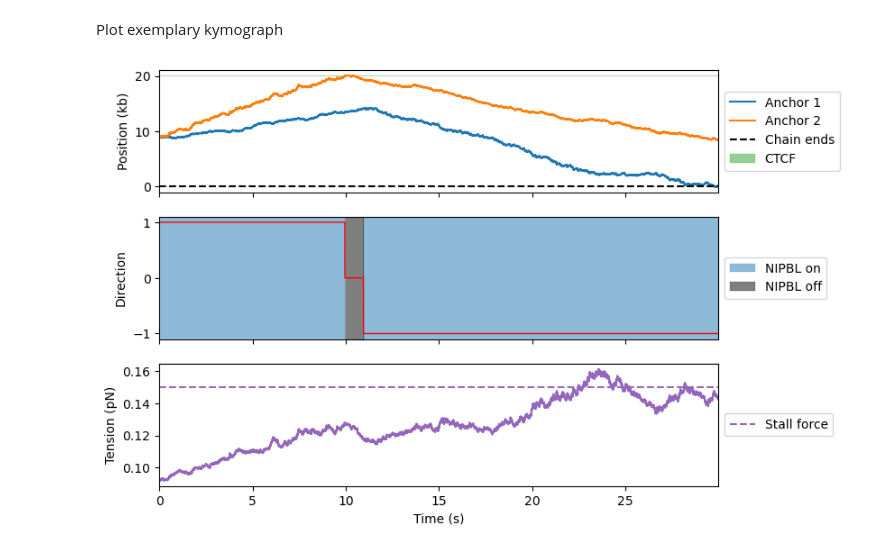
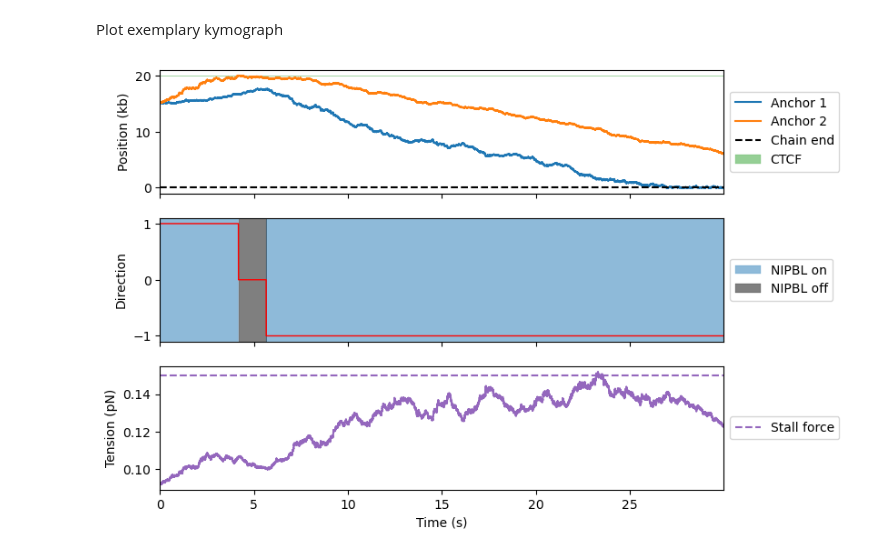
Before and after one commit to Fudenberg-Research-Group/discrete-time-extrusion, a Jupyter notebook: examples/jdm_simulations.ipynb, the cells around one changed output. Cells and saved outputs as stored; diff of their text form; code cells hidden in the pictures.

```diff
--- a/examples/jdm_simulations.ipynb
+++ b/examples/jdm_simulations.ipynb
@@ -161,7 +161,7 @@ def plot_positions(cohesin_id, ax1, times, trajectory_kb):
     show_ends = (y1 < 0) | (y2 > chain_length * site_size_bp / 1000.)
     show_CTCF = ((y1 < y12) & (y2 > y11)) | ((y1 < y21) & (y2 > y22))
 
-    ax1.axhline(0, color='k', ls='--', lw=1.5, label=r'Chain ends' if show_ends else None)
+    ax1.axhline(0, color='k', ls='--', lw=1.5, label=r'Chain end' if show_ends else None)
     ax1.axhline(chain_length * site_size_bp / 1000., color='k', ls='--', lw=1.5)
 
     ax1.fill_between(times, y11, y12, color='C2', alpha=0.5, lw=0.25, label=r'CTCF' if show_CTCF else None)
@@ -198,14 +198,14 @@ def plot_tensions(cohesin_id, ax3, times, tensions):
 # %% [markdown]
 Plot exemplary kymograph
 # %%
-cohesin_id = 13
+cohesin_id = 4
 
 fig, (ax1, ax2, ax3) = plt.subplots(nrows=3, ncols=1, sharex=True, figsize=(8,6))
 
 plot_positions(cohesin_id, ax1, times, trajectory_kb)
 plot_directions(cohesin_id, ax2, times, directions, states)
 plot_tensions(cohesin_id, ax3, times, tensions)
 
 plt.show()
 # %% [output]
-[figure, old version]
+[figure, new version]
```
Also changed, not shown: 5 other files.
